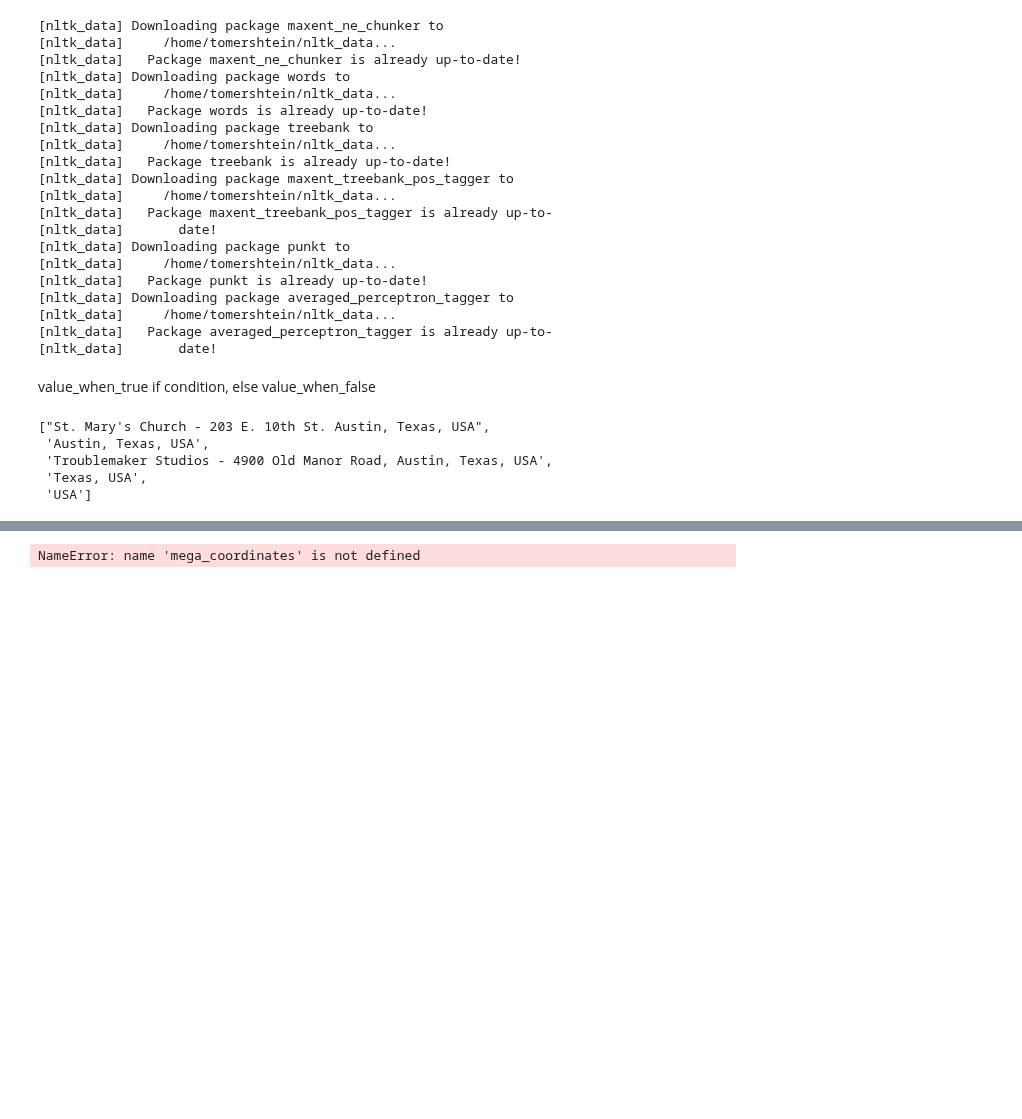
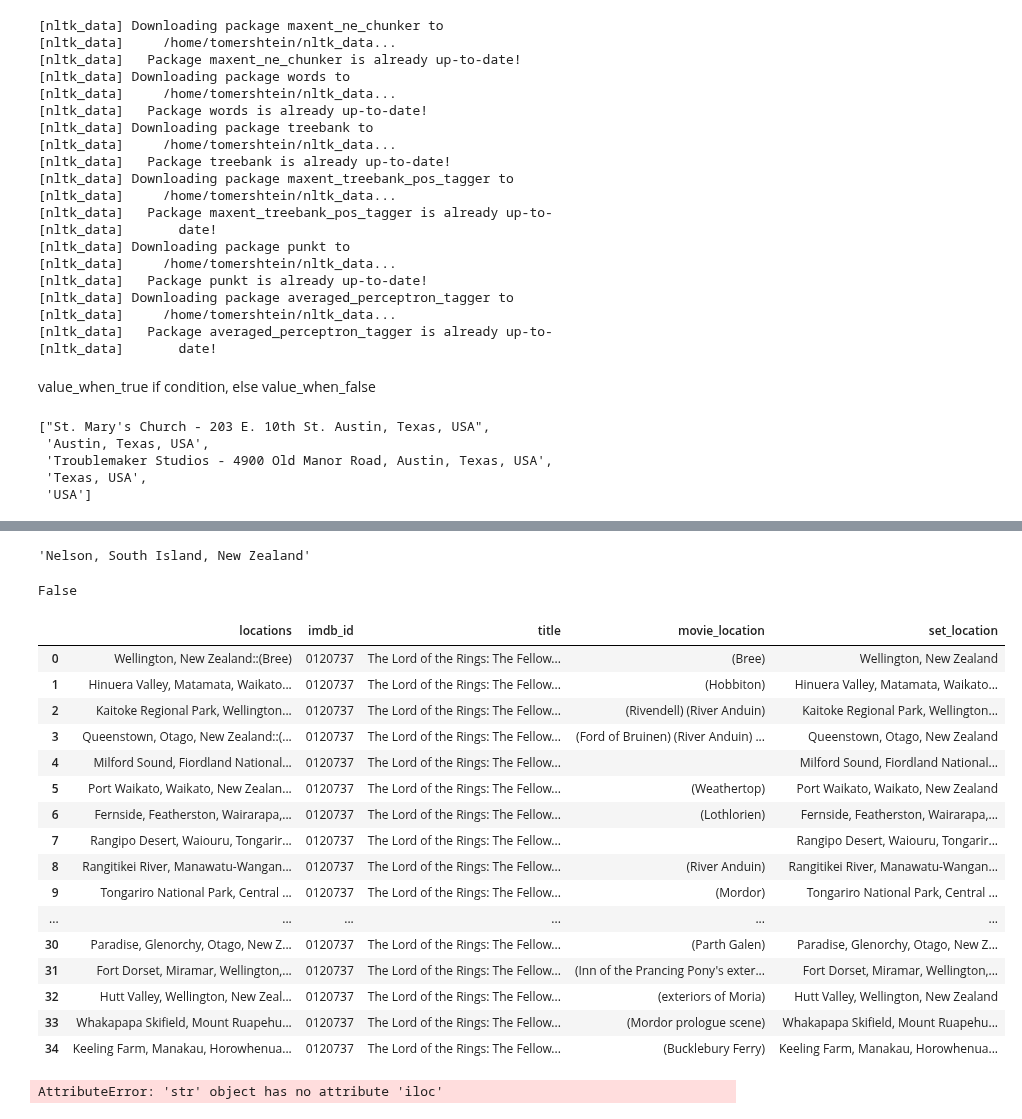
Before and after one commit to atathana/profanity_detector, a Jupyter notebook: notebooks/location tagger.ipynb, the cells around one changed output, grey strips where cells are left out. Drawn from its saved outputs; the diff is of its cells as text; code cells hidden in the pictures; blank space fills up the shorter version.

```diff
--- a/notebooks/location tagger.ipynb
+++ b/notebooks/location tagger.ipynb
@@ -187,0 +261,4 @@ USA (39.7837304, -100.445882)
+# %%
+alt_location
+# %% [output]
+'Nelson, South Island, New Zealand'
@@ -188,8 +273,34 @@ USA (39.7837304, -100.445882)
+# %%
+getLoc2 = loc.geocode(' South Island,  New Zealand')
+
+getLoc2 is None
+# %% [output]
+False
+# %%
+locations_df.iloc[:34,:]
+# %% [output]
+|  | locations | imdb_id | title | movie_location | set_location |
+| 0 | Wellington, New Zealand::(Bree) | 0120737 | The Lord of the Rings: The Fellow... | (Bree) | Wellington, New Zealand |
+| 1 | Hinuera Valley, Matamata, Waikato... | 0120737 | The Lord of the Rings: The Fellow... | (Hobbiton) | Hinuera Valley, Matamata, Waikato... |
+| 2 | Kaitoke Regional Park, Wellington... | 0120737 | The Lord of the Rings: The Fellow... | (Rivendell) (River Anduin) | Kaitoke Regional Park, Wellington... |
+| 3 | Queenstown, Otago, New Zealand::(... | 0120737 | The Lord of the Rings: The Fellow... | (Ford of Bruinen) (River Anduin) ... | Queenstown, Otago, New Zealand |
+| 4 | Milford Sound, Fiordland National... | 0120737 | The Lord of the Rings: The Fellow... |  | Milford Sound, Fiordland National... |
+| 5 | Port Waikato, Waikato, New Zealan... | 0120737 | The Lord of the Rings: The Fellow... | (Weathertop) | Port Waikato, Waikato, New Zealand |
+| 6 | Fernside, Featherston, Wairarapa,... | 0120737 | The Lord of the Rings: The Fellow... | (Lothlorien) | Fernside, Featherston, Wairarapa,... |
+| 7 | Rangipo Desert, Waiouru, Tongarir... | 0120737 | The Lord of the Rings: The Fellow... |  | Rangipo Desert, Waiouru, Tongarir... |
+| 8 | Rangitikei River, Manawatu-Wangan... | 0120737 | The Lord of the Rings: The Fellow... | (River Anduin) | Rangitikei River, Manawatu-Wangan... |
+| 9 | Tongariro National Park, Central ... | 0120737 | The Lord of the Rings: The Fellow... | (Mordor) | Tongariro National Park, Central ... |
+| ... | ... | ... | ... | ... | ... |
+| 30 | Paradise, Glenorchy, Otago, New Z... | 0120737 | The Lord of the Rings: The Fellow... | (Parth Galen) | Paradise, Glenorchy, Otago, New Z... |
+| 31 | Fort Dorset, Miramar, Wellington,... | 0120737 | The Lord of the Rings: The Fellow... | (Inn of the Prancing Pony's exter... | Fort Dorset, Miramar, Wellington,... |
+| 32 | Hutt Valley, Wellington, New Zeal... | 0120737 | The Lord of the Rings: The Fellow... | (exteriors of Moria) | Hutt Valley, Wellington, New Zealand |
+| 33 | Whakapapa Skifield, Mount Ruapehu... | 0120737 | The Lord of the Rings: The Fellow... | (Mordor prologue scene) | Whakapapa Skifield, Mount Ruapehu... |
+| 34 | Keeling Farm, Manakau, Horowhenua... | 0120737 | The Lord of the Rings: The Fellow... | (Bucklebury Ferry) | Keeling Farm, Manakau, Horowhenua... |
 # %%
-for location in locations_df['set_location']:
-    print(location, mega_coordinates(location))
+for location in locations_df['set_location'][0:34]:
+    print(location, get(location))
 # %% [output]
-NameError: name 'mega_coordinates' is not defined
+AttributeError: 'str' object has no attribute 'iloc'
 # %%
 location_df2['movie_location'] = location_df2.apply(lambda x: get_movie_location(x['locations']), axis=1)
 # %%
```
Also changed, not shown: parts of 21 cells of this notebook, 2 other files.
